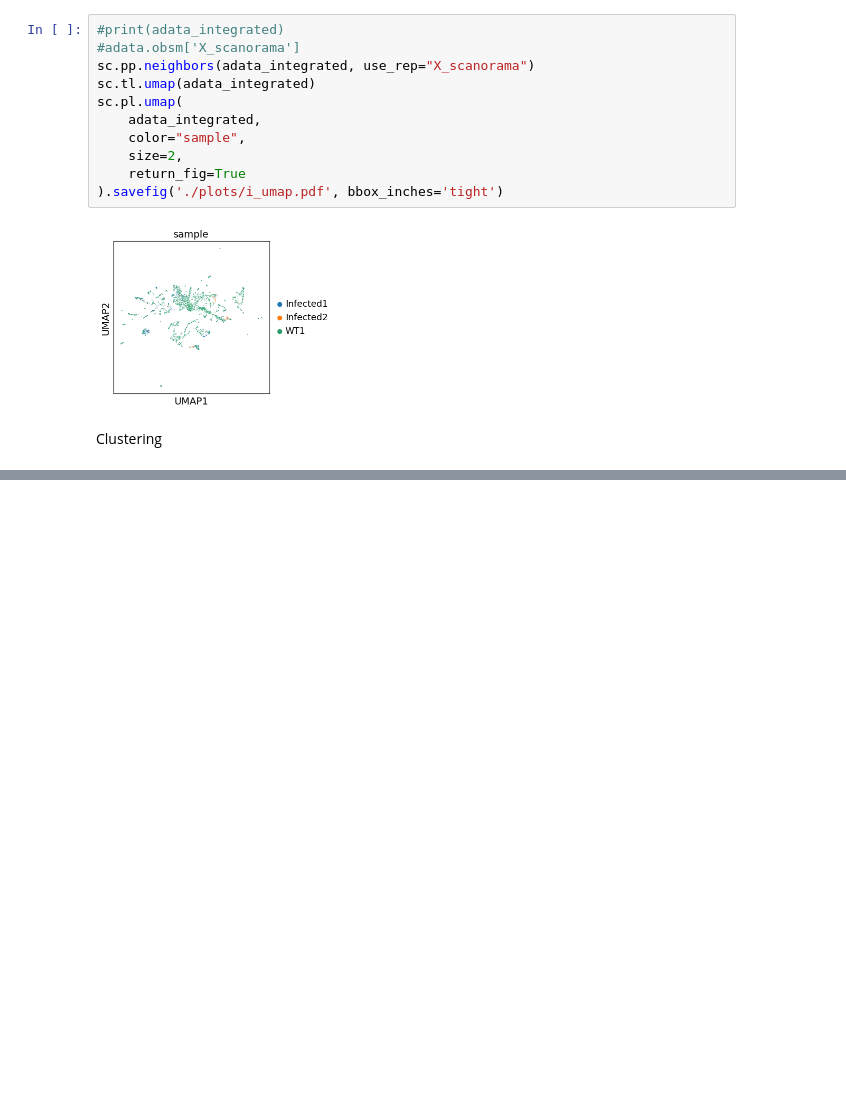
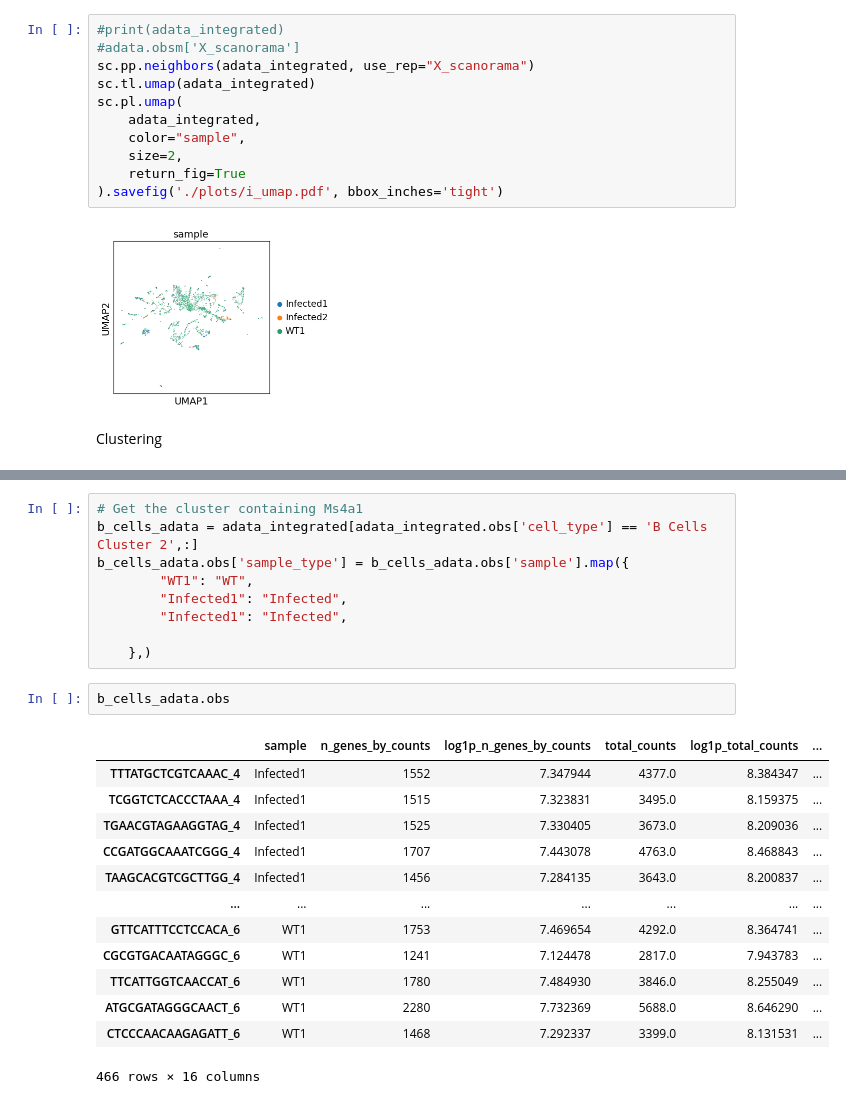
Before and after one commit to CorwinAnsley/biol5177_work, a Jupyter notebook: cw_2/cw_analysis.ipynb, the cells around one changed output, grey strips where cells are left out. Saved outputs shown, nothing was run; the diff lists cells and outputs as text; blank space fills up the shorter version.

```diff
--- a/cw_2/cw_analysis.ipynb
+++ b/cw_2/cw_analysis.ipynb
@@ -180,0 +204,25 @@ adata.obs["cell_type_lvl1"] = adata.obs["leiden"].map(
+# %%
+# Get the cluster containing Ms4a1
+b_cells_adata = adata_integrated[adata_integrated.obs['cell_type'] == 'B Cells Cluster 2',:]
+b_cells_adata.obs['sample_type'] = b_cells_adata.obs['sample'].map({
+        "WT1": "WT",
+        "Infected1": "Infected",
+        "Infected1": "Infected",
+
+    },)
+# %%
+b_cells_adata.obs
+# %% [output]
+|  | sample | n_genes_by_counts | log1p_n_genes_by_counts | total_counts | log1p_total_counts | ... |
+| TTTATGCTCGTCAAAC_4 | Infected1 | 1552 | 7.347944 | 4377.0 | 8.384347 | ... |
+| TCGGTCTCACCCTAAA_4 | Infected1 | 1515 | 7.323831 | 3495.0 | 8.159375 | ... |
+| TGAACGTAGAAGGTAG_4 | Infected1 | 1525 | 7.330405 | 3673.0 | 8.209036 | ... |
+| CCGATGGCAAATCGGG_4 | Infected1 | 1707 | 7.443078 | 4763.0 | 8.468843 | ... |
+| TAAGCACGTCGCTTGG_4 | Infected1 | 1456 | 7.284135 | 3643.0 | 8.200837 | ... |
+| ... | ... | ... | ... | ... | ... | ... |
+| GTTCATTTCCTCCACA_6 | WT1 | 1753 | 7.469654 | 4292.0 | 8.364741 | ... |
+| CGCGTGACAATAGGGC_6 | WT1 | 1241 | 7.124478 | 2817.0 | 7.943783 | ... |
+| TTCATTGGTCAACCAT_6 | WT1 | 1780 | 7.484930 | 3846.0 | 8.255049 | ... |
+| ATGCGATAGGGCAACT_6 | WT1 | 2280 | 7.732369 | 5688.0 | 8.646290 | ... |
+| CTCCCAACAAGAGATT_6 | WT1 | 1468 | 7.292337 | 3399.0 | 8.131531 | ... |
+466 rows × 16 columns
```
Also changed, not shown: parts of 6 cells of this notebook.
